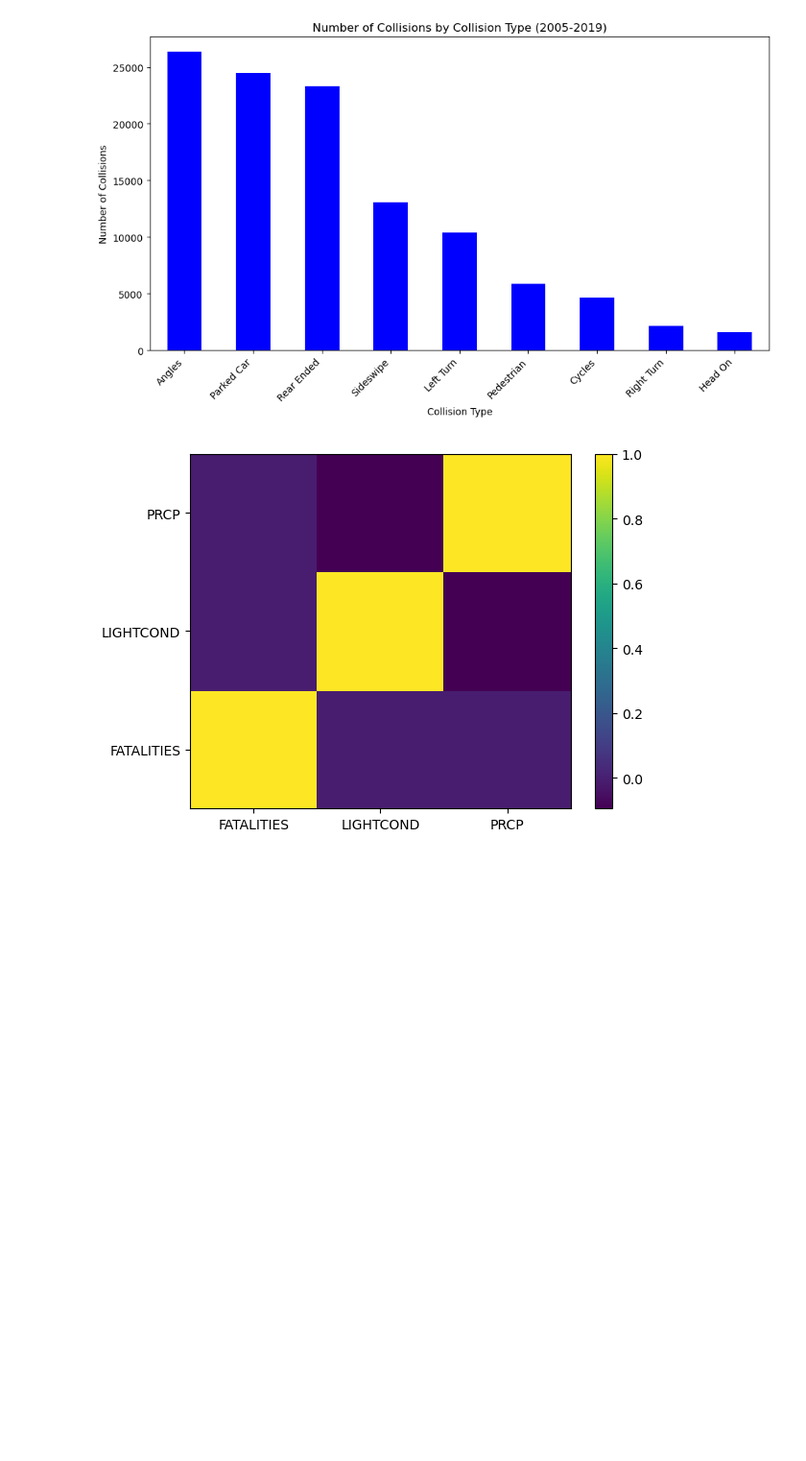
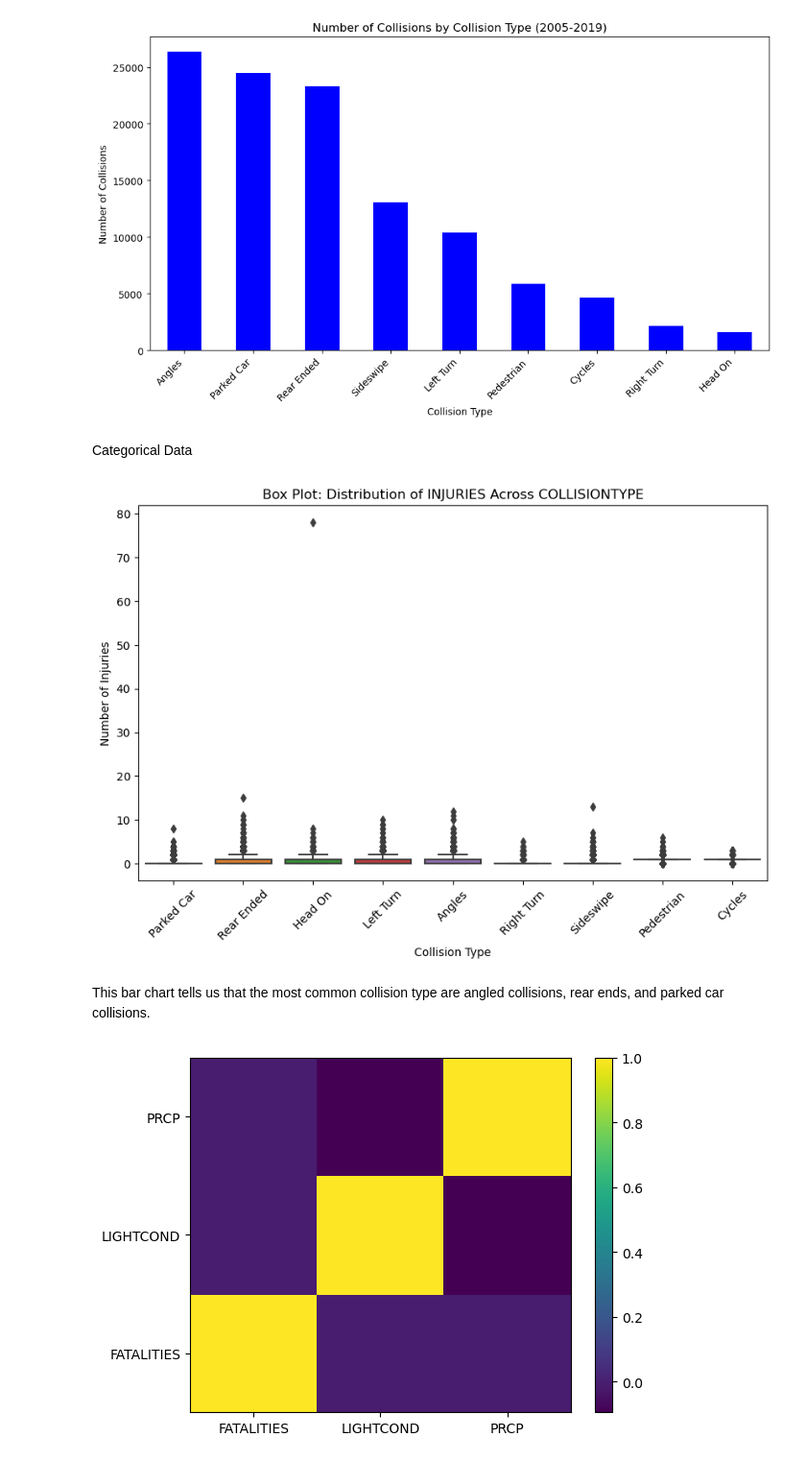
Before and after one commit to JocelynRupp/CS5324Project, a Jupyter notebook: Lab1.ipynb, the cells around one changed output. Shown at 96% size. Cells and saved outputs as stored; diff of their text form; code cells hidden in the pictures; blank space fills up the shorter version.

```diff
--- a/Lab1.ipynb
+++ b/Lab1.ipynb
@@ -155,6 +129,21 @@ plt.tight_layout()
 plt.show()
 # %% [output]
 [figure]
+# %% [markdown]
+Categorical Data
+# %%
+# Create a box plot
+plt.figure(figsize=(10, 6))
+sns.boxplot(x='COLLISIONTYPE', y='INJURIES', data=df)
+plt.title('Box Plot: Distribution of INJURIES Across COLLISIONTYPE')
+plt.xlabel('Collision Type')
+plt.ylabel('Number of Injuries')
+plt.xticks(rotation=45)
+plt.show()
+# %% [output]
+[figure, added]
+# %% [markdown]
+This bar chart tells us that the most common collision type are angled collisions, rear ends, and parked car collisions.
 # %%
 # plot the correlation matrix
 vars_to_use = ['FATALITIES', 'LIGHTCOND', 'PRCP'] # pick vars
```
Also changed, not shown: parts of 20 cells of this notebook.
